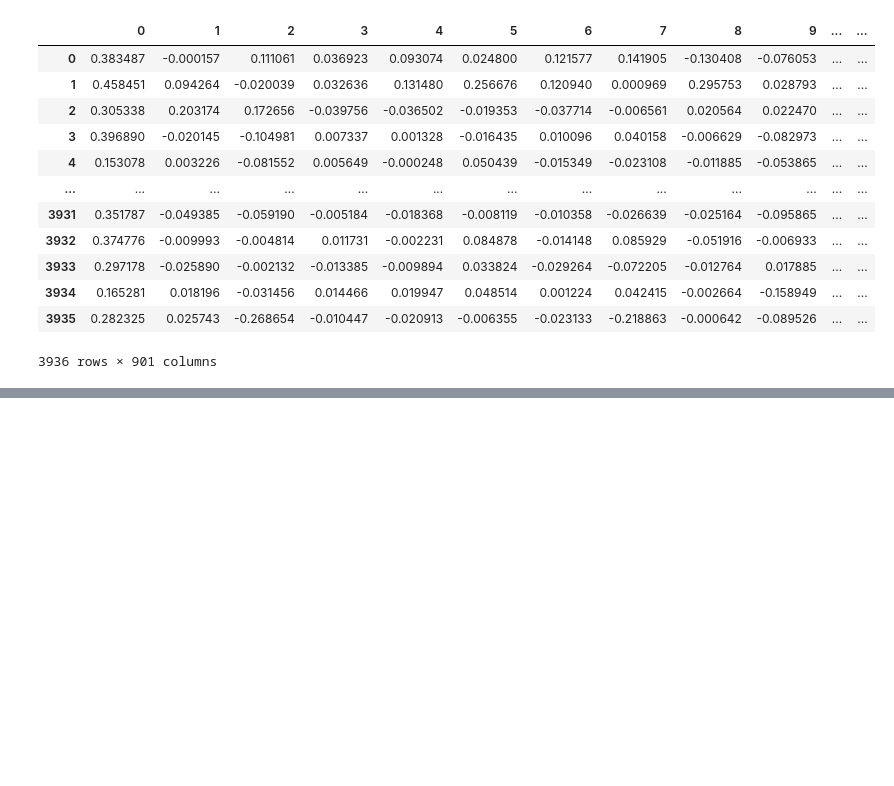
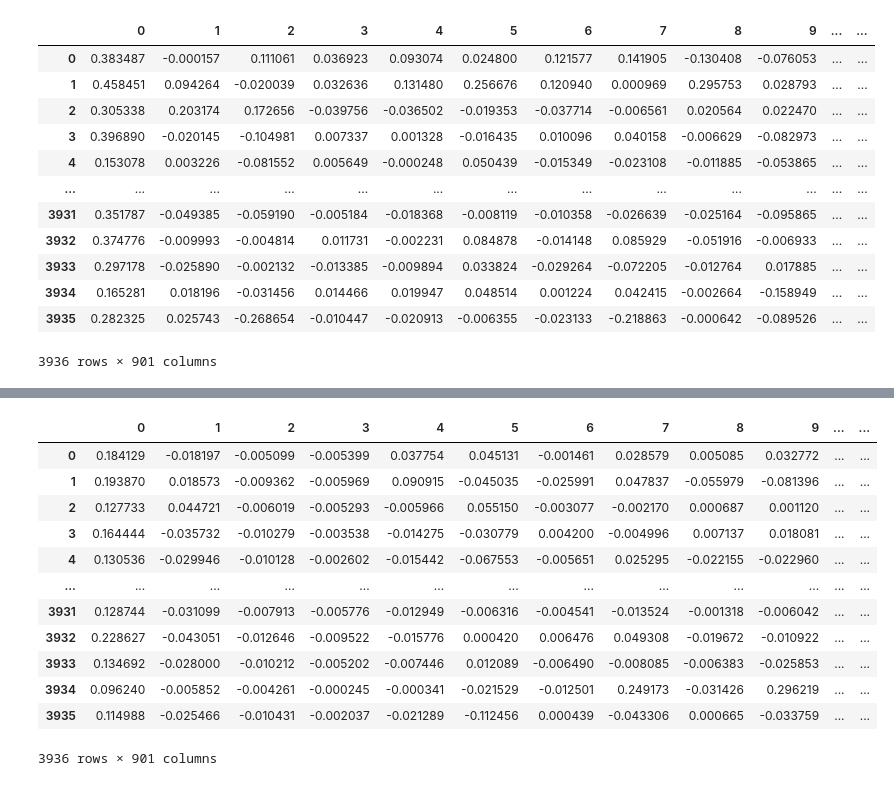
Before and after one commit to WatweA/SectionwiseSongModeling, a Jupyter notebook: Encoding.ipynb, the cells around one changed output, grey strips where cells are left out. Saved outputs shown, nothing was run; the diff lists cells and outputs as text; code cells hidden in the pictures; blank space fills up the shorter version.

Commit message:
Added tfidf encodings with up to trigrams

```diff
--- a/Encoding.ipynb
+++ b/Encoding.ipynb
@@ -379,0 +446,16 @@ pd.read_pickle('train_test_encoded/tfidf_train.zip')
+# %%
+pd.read_pickle('train_test_encoded/tfidf_ngram_train.zip')
+# %% [output]
+|  | 0 | 1 | 2 | 3 | 4 | 5 | 6 | 7 | 8 | 9 | ... | ... |
+| 0 | 0.184129 | -0.018197 | -0.005099 | -0.005399 | 0.037754 | 0.045131 | -0.001461 | 0.028579 | 0.005085 | 0.032772 | ... | ... |
+| 1 | 0.193870 | 0.018573 | -0.009362 | -0.005969 | 0.090915 | -0.045035 | -0.025991 | 0.047837 | -0.055979 | -0.081396 | ... | ... |
+| 2 | 0.127733 | 0.044721 | -0.006019 | -0.005293 | -0.005966 | 0.055150 | -0.003077 | -0.002170 | 0.000687 | 0.001120 | ... | ... |
+| 3 | 0.164444 | -0.035732 | -0.010279 | -0.003538 | -0.014275 | -0.030779 | 0.004200 | -0.004996 | 0.007137 | 0.018081 | ... | ... |
+| 4 | 0.130536 | -0.029946 | -0.010128 | -0.002602 | -0.015442 | -0.067553 | -0.005651 | 0.025295 | -0.022155 | -0.022960 | ... | ... |
+| ... | ... | ... | ... | ... | ... | ... | ... | ... | ... | ... | ... | ... |
+| 3931 | 0.128744 | -0.031099 | -0.007913 | -0.005776 | -0.012949 | -0.006316 | -0.004541 | -0.013524 | -0.001318 | -0.006042 | ... | ... |
+| 3932 | 0.228627 | -0.043051 | -0.012646 | -0.009522 | -0.015776 | 0.000420 | 0.006476 | 0.049308 | -0.019672 | -0.010922 | ... | ... |
+| 3933 | 0.134692 | -0.028000 | -0.010212 | -0.005202 | -0.007446 | 0.012089 | -0.006490 | -0.008085 | -0.006383 | -0.025853 | ... | ... |
+| 3934 | 0.096240 | -0.005852 | -0.004261 | -0.000245 | -0.000341 | -0.021529 | -0.012501 | 0.249173 | -0.031426 | 0.296219 | ... | ... |
+| 3935 | 0.114988 | -0.025466 | -0.010431 | -0.002037 | -0.021289 | -0.112456 | 0.000439 | -0.043306 | 0.000665 | -0.033759 | ... | ... |
+3936 rows × 901 columns
```
Also changed, not shown: parts of 5 cells of this notebook, 2 other files.
